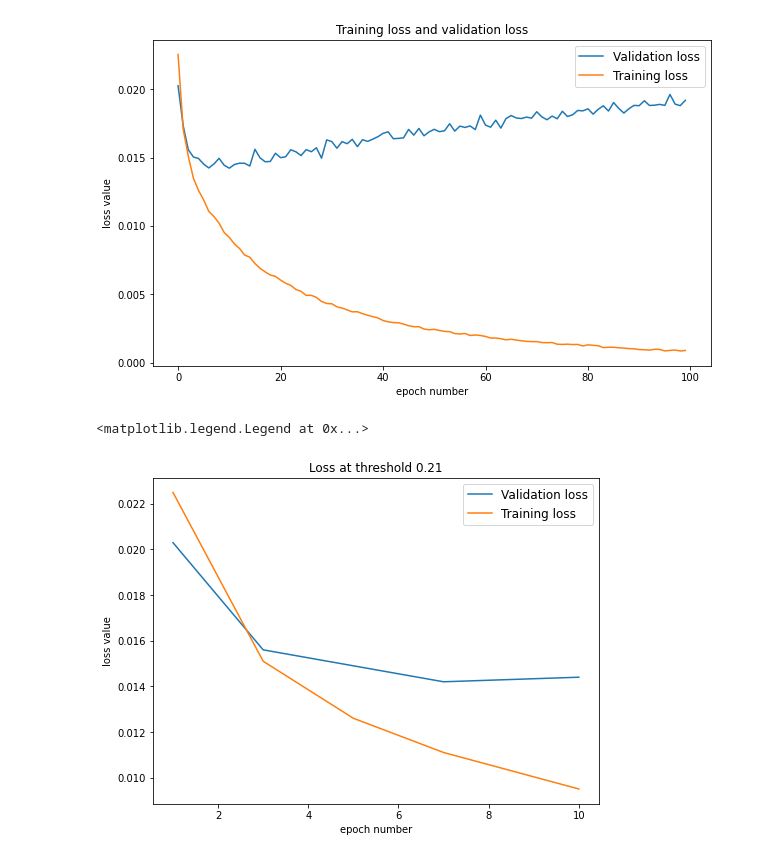
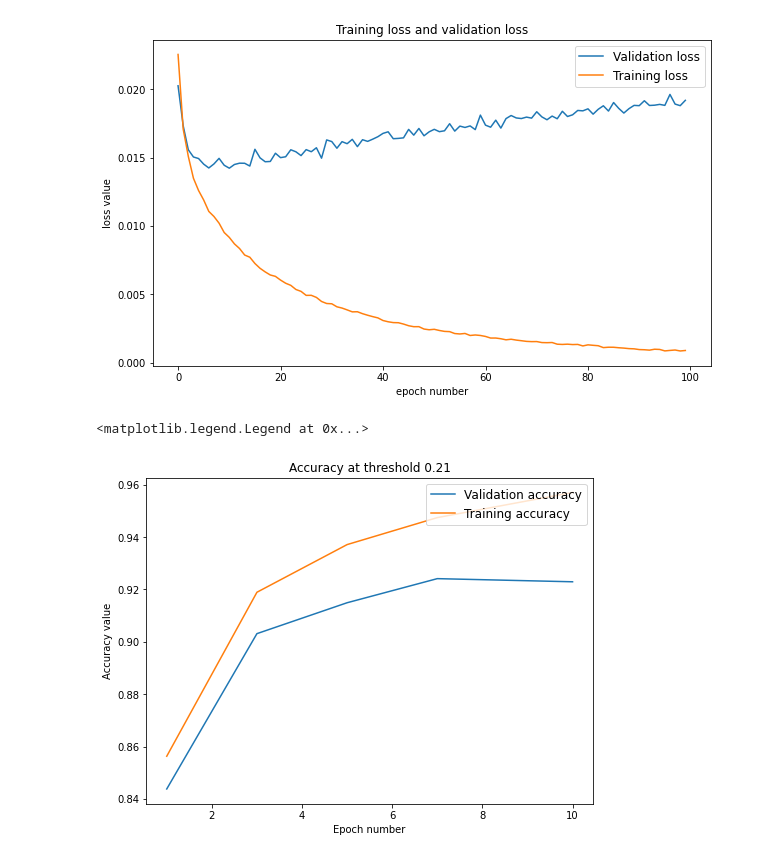
Before and after one commit to mandjevant/tue-deeplearning, a Jupyter notebook: assignments/assignment_1/Assignment_1_peter_triplets.ipynb, the cells around one changed output. Drawn from its saved outputs; the diff is of its cells as text; code cells hidden in the pictures.

```diff
--- a/assignments/assignment_1/Assignment_1_peter_triplets.ipynb
+++ b/assignments/assignment_1/Assignment_1_peter_triplets.ipynb
@@ -544,17 +544,17 @@ plt.legend(loc="upper right", prop={'size': 12})
 <matplotlib.legend.Legend at 0x...>
 [figure]
 # %%
-loss_021 = [0.0225, 0.0151, 0.0126, 0.0111, 0.0095]
-val_021 = [0.0203, 0.0156, 0.0149, 0.0142, 0.0144]
+acc_021 = [0.8563, 0.9189, 0.9371, 0.9474, 0.9570]
+val_021 = [0.8438, 0.9031, 0.9149, 0.9241, 0.9229]
 x=[1, 3, 5, 7, 10]
 plt.rcParams["figure.figsize"] = (8, 6)
-plt.plot(x, val_021, label="Validation loss")
-plt.plot(x, loss_021, label="Training loss")
-plt.title("Loss at threshold 0.21")
-plt.xlabel("epoch number")
-plt.ylabel("loss value")
+plt.plot(x, val_021, label="Validation accuracy")
+plt.plot(x, acc_021, label="Training accuracy")
+plt.title("Accuracy at threshold 0.21")
+plt.xlabel("Epoch number")
+plt.ylabel("Accuracy value")
 plt.legend(loc="upper right", prop={'size': 12})
 # %% [output]
 <matplotlib.legend.Legend at 0x...>
-[figure, old version]
+[figure, new version]
 # %%
```
Also changed, not shown: parts of 3 cells of this notebook.
